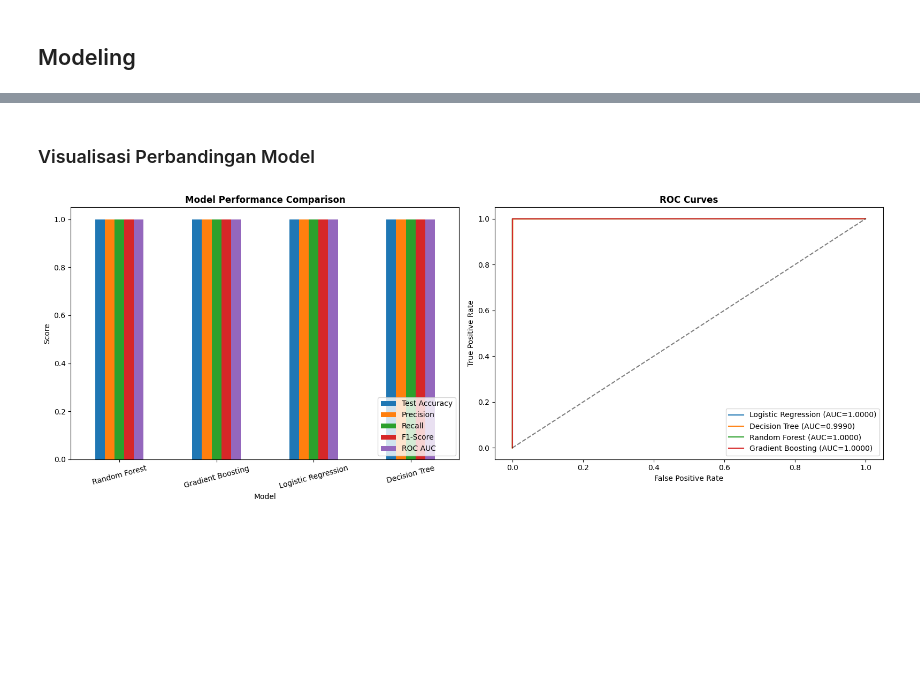
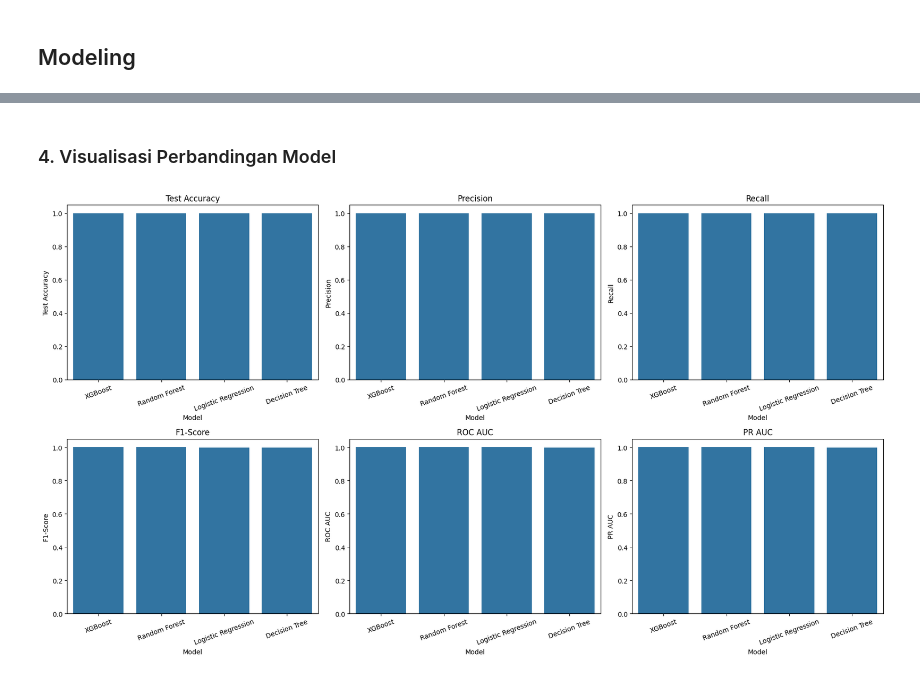
Before and after one commit to ImmanuelDeo/Phishing-Link-Detection-TubesML, a Jupyter notebook: Notebooks/02_modelling.ipynb, the cells around one changed output, grey strips where cells are left out. Saved outputs shown, nothing was run; the diff lists cells and outputs as text; code cells hidden in the pictures; blank space fills up the shorter version.

```diff
--- a/Notebooks/02_modelling.ipynb
+++ b/Notebooks/02_modelling.ipynb
@@ -172,6 +276,6 @@ models = {
     'Logistic Regression': LogisticRegression(max_iter=1000, random_state=42),
     'Decision Tree': DecisionTreeClassifier(random_state=42),
     'Random Forest': RandomForestClassifier(n_estimators=100, random_state=42, n_jobs=-1),
-    'Gradient Boosting': GradientBoostingClassifier(n_estimators=100, random_state=42),
+    'XGBoost': XGBClassifier(n_estimators=100, random_state=42, eval_metric='logloss'),
 }
 # %% [markdown]
@@ -218,0 +283,18 @@ Training Gradient Boosting...
+# %%
+results = []
+predictions = {}
+
+for name, model in models.items():
+    print(f'Training {name}...')
+    metrics, y_pred, y_proba = evaluate_model(
+        model, X_train_selected, X_test_selected, y_train, y_test, name
+    )
+    results.append(metrics)
+    predictions[name] = {'y_pred': y_pred, 'y_proba': y_proba}
+
+# Summary table
+results_df = pd.DataFrame(results)
+results_df = results_df.set_index('Model')
+results_df = results_df.sort_values('ROC AUC', ascending=False)
+print('\n=== Model Comparison ===')
+results_df
@@ -219,30 +314,30 @@ Training Gradient Boosting...
 # %% [markdown]
-### Visualisasi Perbandingan Model
+### 4. Visualisasi Perbandingan Model
 # %%
-fig, axes = plt.subplots(1, 2, figsize=(16, 6))
+metrics_to_plot = [
+    "Test Accuracy",
+    "Precision",
+    "Recall",
+    "F1-Score",
+    "ROC AUC",
+    "PR AUC"
+]
 
-# Bar chart - metrics comparison
-metrics_to_plot = ['Test Accuracy', 'Precision', 'Recall', 'F1-Score', 'ROC AUC']
-results_df[metrics_to_plot].plot(kind='bar', ax=axes[0], rot=15)
-axes[0].set_title('Model Performance Comparison', fontweight='bold')
-axes[0].set_ylabel('Score')
-axes[0].set_ylim(0, 1.05)
-axes[0].legend(loc='lower right')
+fig, axes = plt.subplots(2, 3, figsize=(18, 10))
+axes = axes.flatten()
+for i, metric in enumerate(metrics_to_plot):
 
-# ROC Curves
-for name in predictions:
-    fpr, tpr, _ = roc_curve(y_test, predictions[name]['y_proba'])
-    auc = roc_auc_score(y_test, predictions[name]['y_proba'])
-    axes[1].plot(fpr, tpr, label=f'{name} (AUC={auc:.4f})')
+    sns.barplot(
+        data=results_df.reset_index(),
+        x="Model",
+        y=metric,
+        ax=axes[i]
+    )
 
-axes[1].plot([0, 1], [0, 1], 'k--', alpha=0.5)
-axes[1].set_xlabel('False Positive Rate')
-axes[1].set_ylabel('True Positive Rate')
-axes[1].set_title('ROC Curves', fontweight='bold')
-axes[1].legend()
+    axes[i].set_title(metric)
+    axes[i].tick_params(axis="x", rotation=20)
 
 plt.tight_layout()
-plt.savefig('../Artifacts/figures/10_model_comparison.png', bbox_inches='tight')
 plt.show()
 # %% [output]
-[figure, old version]
+[figure, new version]
```
Also changed, not shown: parts of 36 cells of this notebook, 9 other files.
